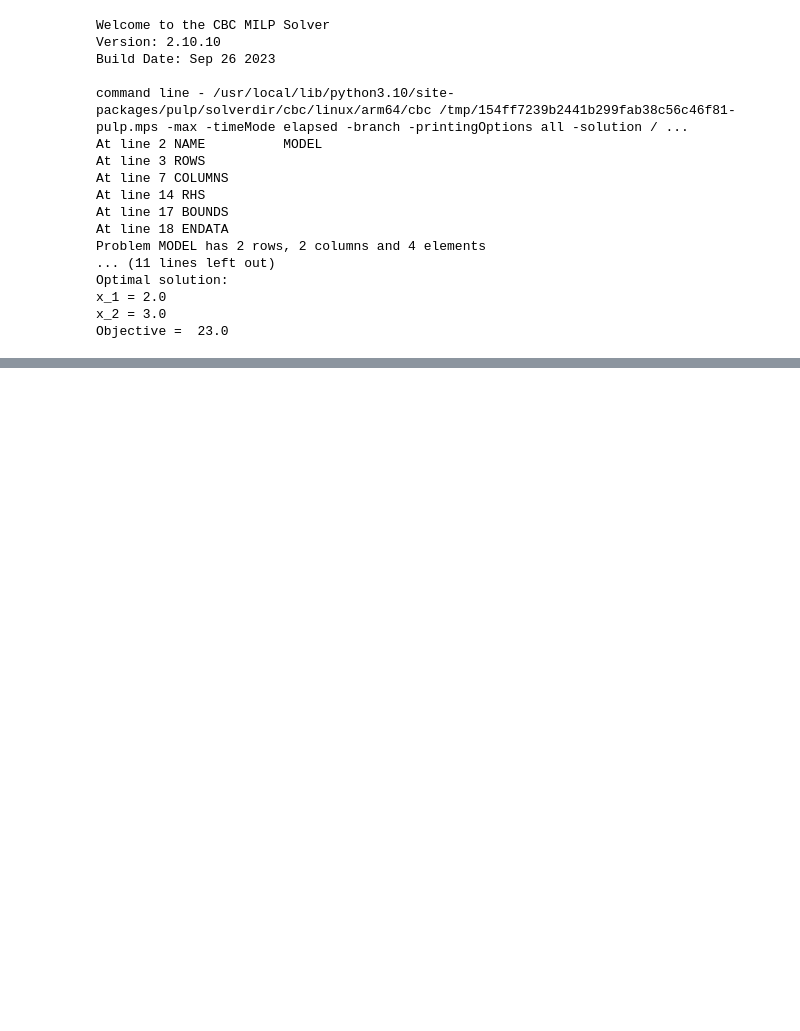
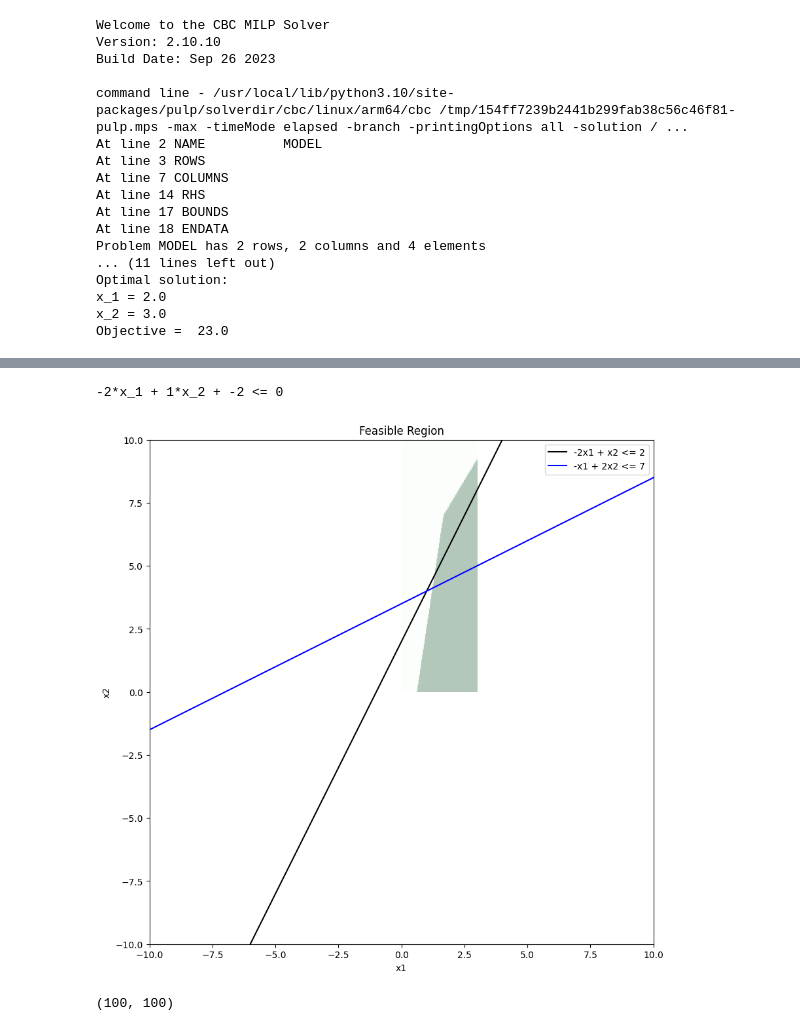
Before and after one commit to taxfree-python/24f_1Q_Mathematical_Optimization, a Jupyter notebook: notebooks/day1.ipynb, the cells around one changed output, grey strips where cells are left out. Saved outputs shown, nothing was run; the diff lists cells and outputs as text; code cells hidden in the pictures; blank space fills up the shorter version.

```diff
--- a/notebooks/day1.ipynb
+++ b/notebooks/day1.ipynb
@@ -43,0 +92,33 @@ Objective =  23.0
+# %%
+prob.constraints['_C1']
+# %% [output]
+-2*x_1 + 1*x_2 + -2 <= 0
+# %%
+# 実行可能解の領域を可視化
+x1_range = np.linspace(-10, 10, 100)
+x2_range = np.linspace(-10, 10, 100)
+x1_grid, x2_grid = np.meshgrid(x1_range, x2_range)
+
+con1 = -2*x1_grid + x2_grid <= 2
+con2 = -x1_grid + 2*x2_grid <= 7
+
+feasible_region = con1 & con2
+
+plt.figure(figsize=(10, 10))
+plt.imshow(feasible_region, origin='lower', extent=(0, 3, 0, 10), alpha=0.3, cmap='Greens')
+plt.plot(x1_range, (2 + 2*x1_range), 'k-', label='-2x1 + x2 <= 2')
+plt.plot(x1_range, (7 + x1_range)/2, 'b-', label='-x1 + 2x2 <= 7')
+
+plt.xlim(-10, 10)
+plt.ylim(-10, 10)
+plt.xlabel('x1')
+plt.ylabel('x2')
+plt.legend()
+plt.title('Feasible Region')
+plt.show()
+# %% [output]
+[figure, added]
+# %%
+con1.shape
+# %% [output]
+(100, 100)
```
Also changed, not shown: parts of 7 cells of this notebook, 2 other files.
